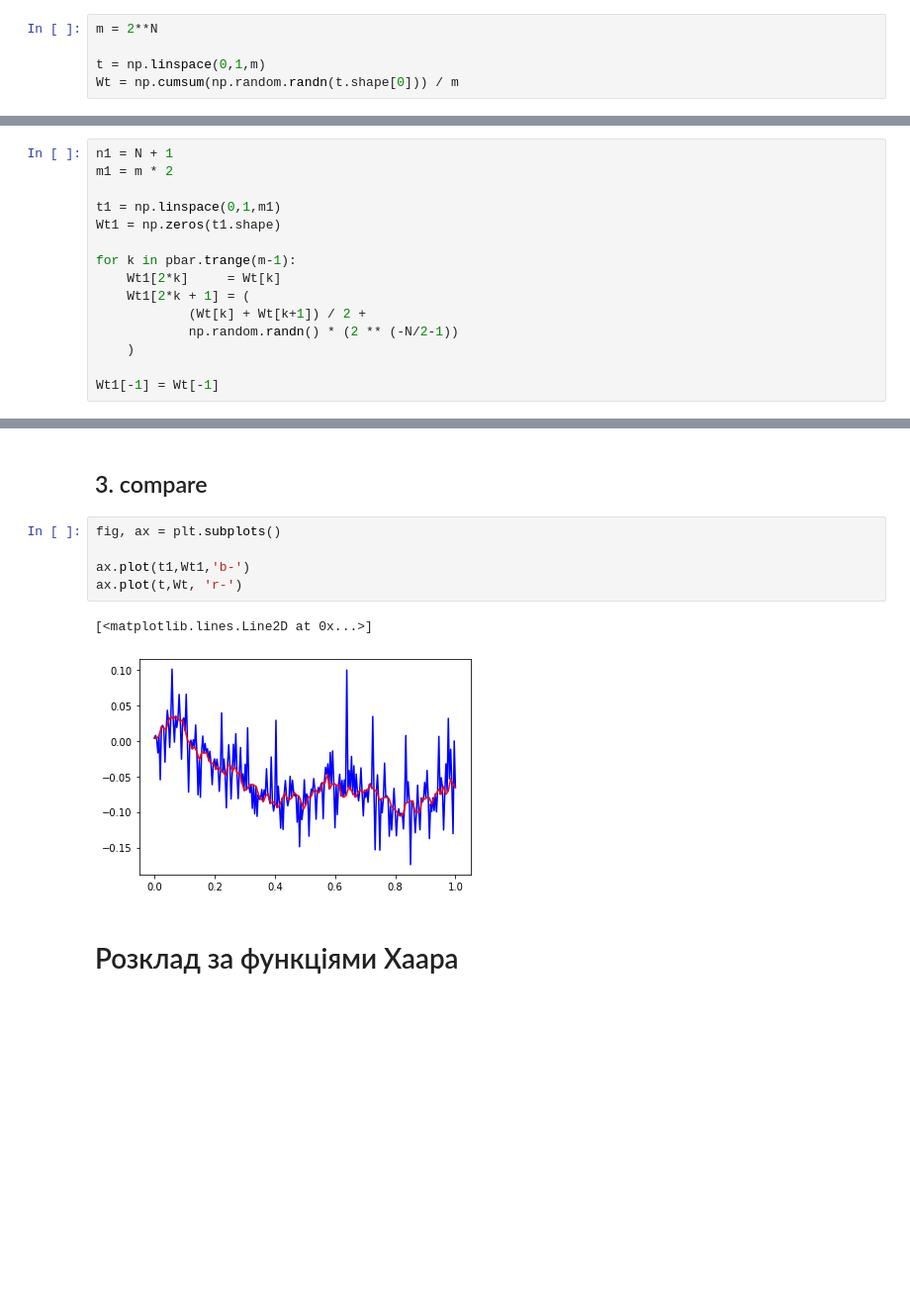
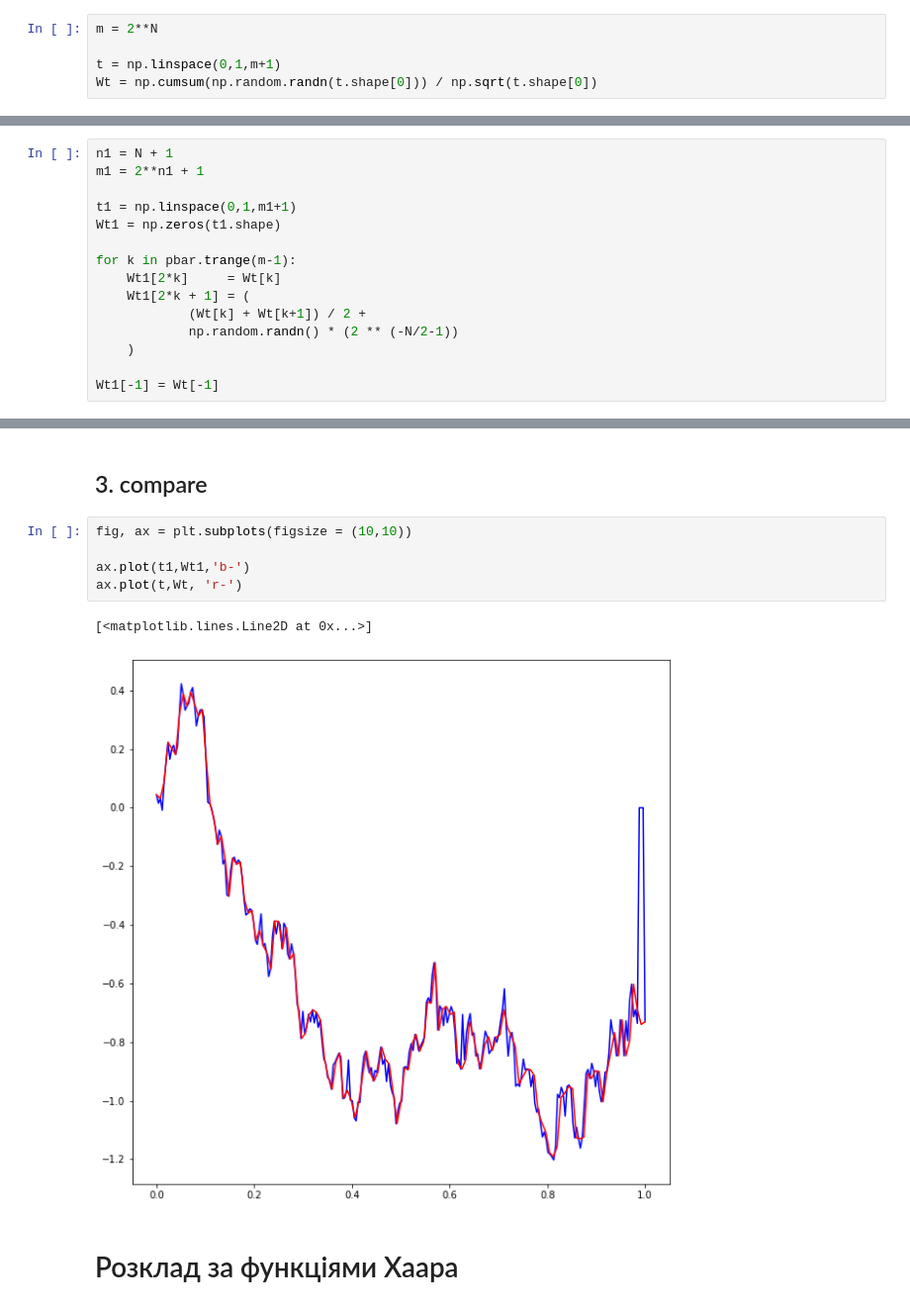
Before and after one commit to gamble27/random-processes, a Jupyter notebook: dz_1.ipynb, the cells around one changed output, grey strips where cells are left out. Shown at 99% size. Cells and saved outputs as stored; diff of their text form; blank space fills up the shorter version.

```diff
--- a/dz_1.ipynb
+++ b/dz_1.ipynb
@@ -15,8 +15,8 @@ N = 7
 # %%
 m = 2**N
 
-t = np.linspace(0,1,m)
-Wt = np.cumsum(np.random.randn(t.shape[0])) / m
+t = np.linspace(0,1,m+1)
+Wt = np.cumsum(np.random.randn(t.shape[0])) / np.sqrt(t.shape[0])
 # %%
 plt.plot(t, Wt)
 plt.title(f"m = 2^{N}")
@@ -27,9 +27,9 @@ Text(0.5, 1.0, 'm = 2^7')
 ## 2. $\pi_{n+1}$
 # %%
 n1 = N + 1
-m1 = m * 2
+m1 = 2**n1 + 1
 
-t1 = np.linspace(0,1,m1)
+t1 = np.linspace(0,1,m1+1)
 Wt1 = np.zeros(t1.shape)
 
 for k in pbar.trange(m-1):
@@ -48,13 +48,13 @@ plt.plot(t1, Wt1)
 # %% [markdown]
 ## 3. compare
 # %%
-fig, ax = plt.subplots()
+fig, ax = plt.subplots(figsize = (10,10))
 
 ax.plot(t1,Wt1,'b-')
 ax.plot(t,Wt, 'r-')
 # %% [output]
 [<matplotlib.lines.Line2D at 0x...>]
-[figure, old version]
+[figure, new version]
 # %% [markdown]
 # Розклад за функціями Хаара
 # %%
```
Also changed, not shown: parts of 5 cells of this notebook.
